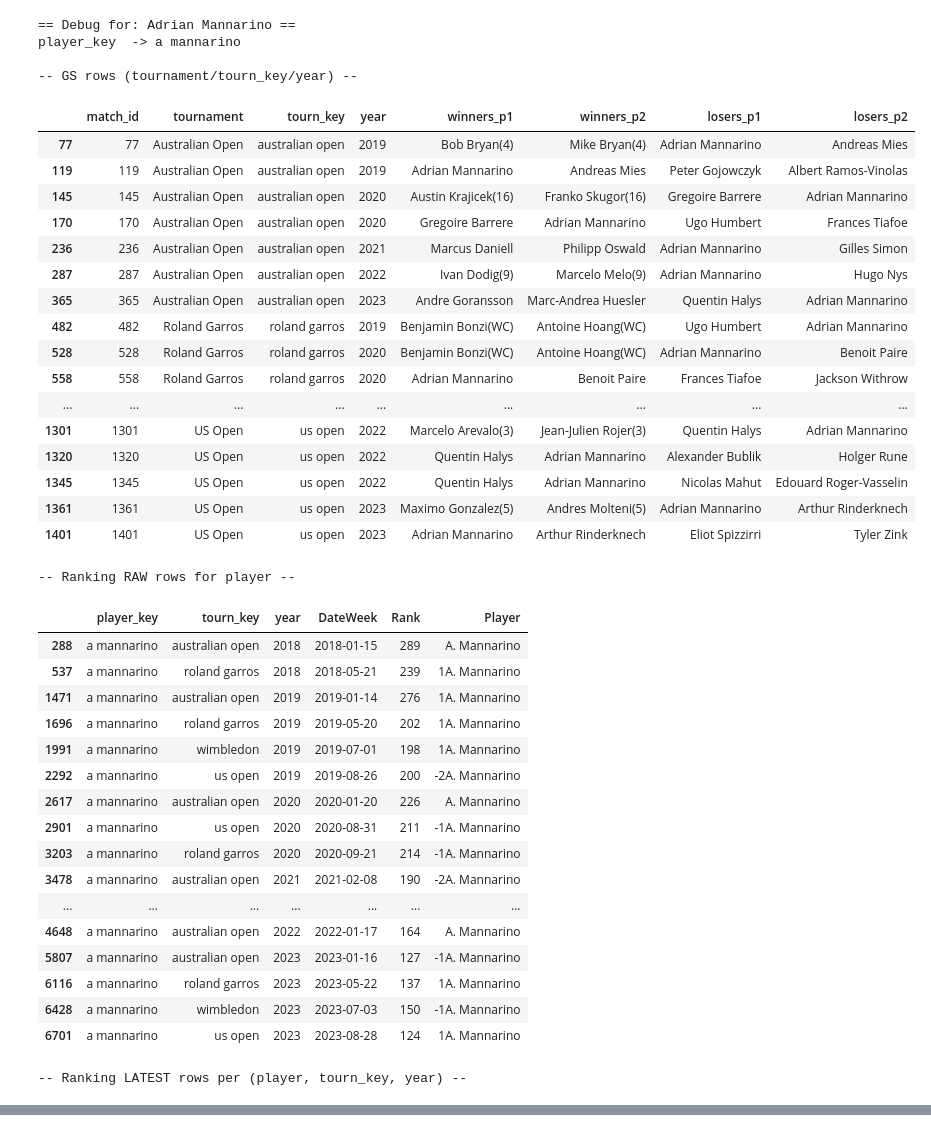
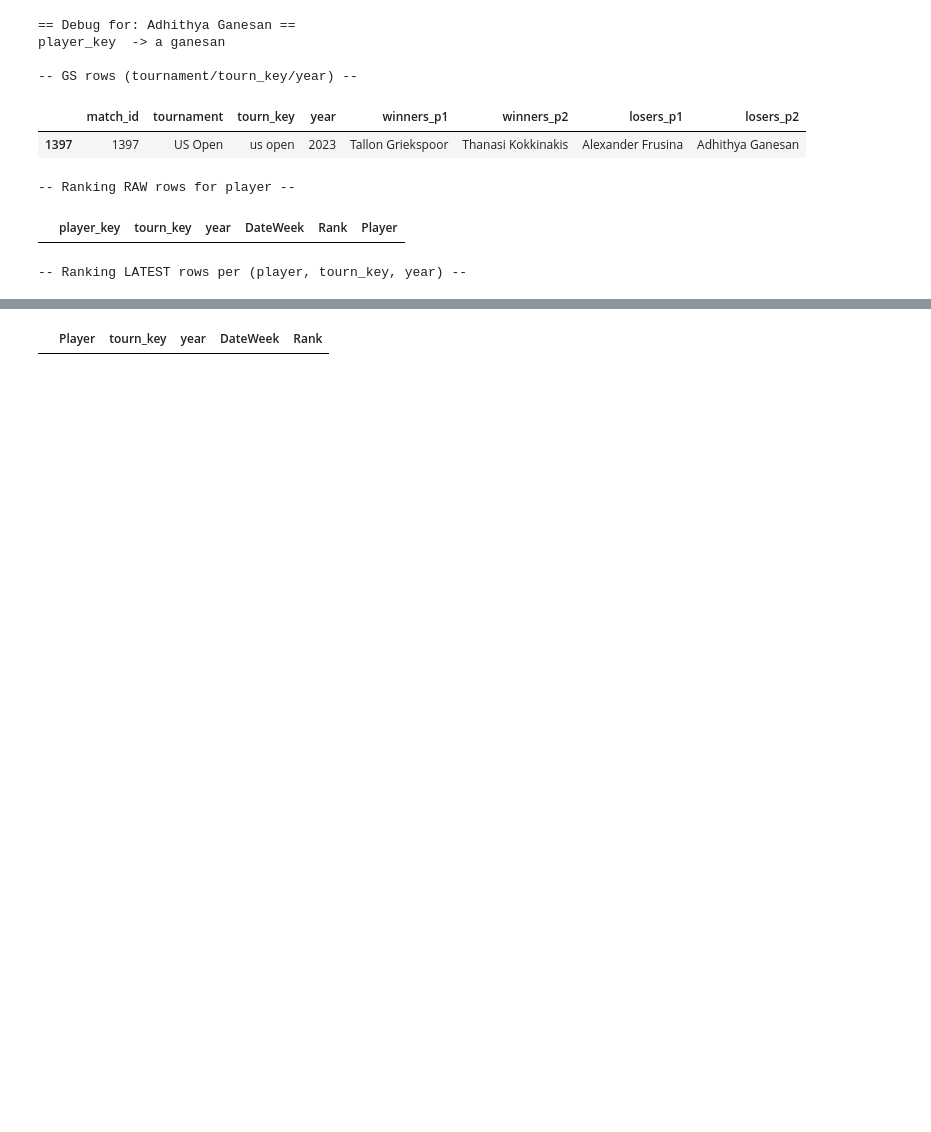
Before and after one commit to AEGDDI/tennis-homophily, a Jupyter notebook: code/merging/men_doubles.ipynb, the cells around one changed output, grey strips where cells are left out. Cells and saved outputs as stored; diff of their text form; code cells hidden in the pictures; blank space fills up the shorter version.

Commit message:
collecting data
top 500 players

```diff
--- a/code/merging/men_doubles.ipynb
+++ b/code/merging/men_doubles.ipynb
@@ -301,13 +301,13 @@ Saving to C:/Users/aldi/Documents/GitHub/tennis-homophily/data/atp/grand_slam_ma
 Done.
 # %%
-def why_unmatched(full_name="Adrian Mannarino"):
+def why_unmatched(full_name="Adhithya Ganesan"):
     print(f"== Debug for: {full_name} ==")
     pkey = gs_key(full_name)
     print("player_key  ->", pkey)
 
     # 1) Where he appears in GS (and what keys we use there)
     mask_gs = gs[["winners_p1","winners_p2","losers_p1","losers_p2"]].apply(
-        lambda r: r.astype(str).str.contains("mannarino", case=False, na=False)
+        lambda r: r.astype(str).str.contains("ganes", case=False, na=False)
     ).any(axis=1)
 
     gs_rows = gs.loc[mask_gs, ["match_id","tournament","tourn_key","year","winners_p1","winners_p2","losers_p1","losers_p2"]]
@@ -319,69 +319,38 @@ def why_unmatched(full_name="Adrian Mannarino"):
                          ["player_key","tourn_key","year", RANKING_DATE_COL, RANKING_VALUE_COL, RANKING_PLAYER_COL]]
     print("\n-- Ranking RAW rows for player --")
     display(rk_raw_rows.sort_values([RANKING_DATE_COL]).tail(30))
 
     rk_latest_rows = rk_latest.loc[rk_latest["player_key"] == pkey,
                                    ["player_key","tourn_key","year", RANKING_DATE_COL, RANKING_VALUE_COL, RANKING_PLAYER_COL]]
     print("\n-- Ranking LATEST rows per (player, tourn_key, year) --")
     display(rk_latest_rows.sort_values(["year","tourn_key"]))
 
     # 3) Compare (tourn_key, year) sets
     gs_pairs = set(map(tuple, gs_rows[["tourn_key","year"]].drop_duplicates().to_numpy())) if not gs_rows.empty else set()
     rk_pairs = set(map(tuple, rk_latest_rows[["tourn_key","year"]].drop_duplicates().to_numpy())) if not rk_latest_rows.empty else set()
     print("\nGS pairs:", gs_pairs)
     print("RK pairs:", rk_pairs)
     print("Missing in RK:", gs_pairs - rk_pairs)
 
     # 4) If no rk rows at all, show Player spellings containing 'Ganes'
     if rk_raw_rows.empty:
         print("\nNo ranking rows for key:", pkey, " — checking string matches in ranking 'Player'...")
         display(
             rk[rk[RANKING_PLAYER_COL].str.contains("Ganes", case=False, na=False)]
               [[RANKING_PLAYER_COL,"tourn_key","year",RANKING_DATE_COL,RANKING_VALUE_COL]]
               .sort_values(RANKING_DATE_COL)
               .tail(30)
         )
 
-why_unmatched("Adrian Mannarino")
+why_unmatched("Adhithya Ganesan")
 # %% [output]
-== Debug for: Adrian Mannarino ==
-player_key  -> a mannarino
+== Debug for: Adhithya Ganesan ==
+player_key  -> a ganesan
 
 -- GS rows (tournament/tourn_key/year) --
 |  | match_id | tournament | tourn_key | year | winners_p1 | winners_p2 | losers_p1 | losers_p2 |
-| 77 | 77 | Australian Open | australian open | 2019 | Bob Bryan(4) | Mike Bryan(4) | Adrian Mannarino | Andreas Mies |
-| 119 | 119 | Australian Open | australian open | 2019 | Adrian Mannarino | Andreas Mies | Peter Gojowczyk | Albert Ramos-Vinolas |
-| 145 | 145 | Australian Open | australian open | 2020 | Austin Krajicek(16) | Franko Skugor(16) | Gregoire Barrere | Adrian Mannarino |
-| 170 | 170 | Australian Open | australian open | 2020 | Gregoire Barrere | Adrian Mannarino | Ugo Humbert | Frances Tiafoe |
-| 236 | 236 | Australian Open | australian open | 2021 | Marcus Daniell | Philipp Oswald | Adrian Mannarino | Gilles Simon |
-| 287 | 287 | Australian Open | australian open | 2022 | Ivan Dodig(9) | Marcelo Melo(9) | Adrian Mannarino | Hugo Nys |
-| 365 | 365 | Australian Open | australian open | 2023 | Andre Goransson | Marc-Andrea Huesler | Quentin Halys | Adrian Mannarino |
-| 482 | 482 | Roland Garros | roland garros | 2019 | Benjamin Bonzi(WC) | Antoine Hoang(WC) | Ugo Humbert | Adrian Mannarino |
-| 528 | 528 | Roland Garros | roland garros | 2020 | Benjamin Bonzi(WC) | Antoine Hoang(WC) | Adrian Mannarino | Benoit Paire |
-| 558 | 558 | Roland Garros | roland garros | 2020 | Adrian Mannarino | Benoit Paire | Frances Tiafoe | Jackson Withrow |
-| ... | ... | ... | ... | ... | ... | ... | ... | ... |
-| 1301 | 1301 | US Open | us open | 2022 | Marcelo Arevalo(3) | Jean-Julien Rojer(3) | Quentin Halys | Adrian Mannarino |
-| 1320 | 1320 | US Open | us open | 2022 | Quentin Halys | Adrian Mannarino | Alexander Bublik | Holger Rune |
-| 1345 | 1345 | US Open | us open | 2022 | Quentin Halys | Adrian Mannarino | Nicolas Mahut | Edouard Roger-Vasselin |
-| 1361 | 1361 | US Open | us open | 2023 | Maximo Gonzalez(5) | Andres Molteni(5) | Adrian Mannarino | Arthur Rinderknech |
-| 1401 | 1401 | US Open | us open | 2023 | Adrian Mannarino | Arthur Rinderknech | Eliot Spizzirri | Tyler Zink |
+| 1397 | 1397 | US Open | us open | 2023 | Tallon Griekspoor | Thanasi Kokkinakis | Alexander Frusina | Adhithya Ganesan |
 -- Ranking RAW rows for player --
 |  | player_key | tourn_key | year | DateWeek | Rank | Player |
-| 288 | a mannarino | australian open | 2018 | 2018-01-15 | 289 | A. Mannarino |
-| 537 | a mannarino | roland garros | 2018 | 2018-05-21 | 239 | 1A. Mannarino |
-| 1471 | a mannarino | australian open | 2019 | 2019-01-14 | 276 | 1A. Mannarino |
-| 1696 | a mannarino | roland garros | 2019 | 2019-05-20 | 202 | 1A. Mannarino |
-| 1991 | a mannarino | wimbledon | 2019 | 2019-07-01 | 198 | 1A. Mannarino |
-| 2292 | a mannarino | us open | 2019 | 2019-08-26 | 200 | -2A. Mannarino |
-| 2617 | a mannarino | australian open | 2020 | 2020-01-20 | 226 | A. Mannarino |
-| 2901 | a mannarino | us open | 2020 | 2020-08-31 | 211 | -1A. Mannarino |
-| 3203 | a mannarino | roland garros | 2020 | 2020-09-21 | 214 | -1A. Mannarino |
-| 3478 | a mannarino | australian open | 2021 | 2021-02-08 | 190 | -2A. Mannarino |
-| ... | ... | ... | ... | ... | ... | ... |
-| 4648 | a mannarino | australian open | 2022 | 2022-01-17 | 164 | A. Mannarino |
-| 5807 | a mannarino | australian open | 2023 | 2023-01-16 | 127 | -1A. Mannarino |
-| 6116 | a mannarino | roland garros | 2023 | 2023-05-22 | 137 | 1A. Mannarino |
-| 6428 | a mannarino | wimbledon | 2023 | 2023-07-03 | 150 | -1A. Mannarino |
-| 6701 | a mannarino | us open | 2023 | 2023-08-28 | 124 | 1A. Mannarino |
 -- Ranking LATEST rows per (player, tourn_key, year) --
 |  | player_key | tourn_key | year | DateWeek | Rank | Player |
@@ -406,0 +362 @@ Missing in RK: {('roland garros', 2022), ('wimbledon', 2018), ('us open', 2022),
+|  | Player | tourn_key | year | DateWeek | Rank |
```
Also changed, not shown: parts of 2 cells of this notebook, 3 other files.
